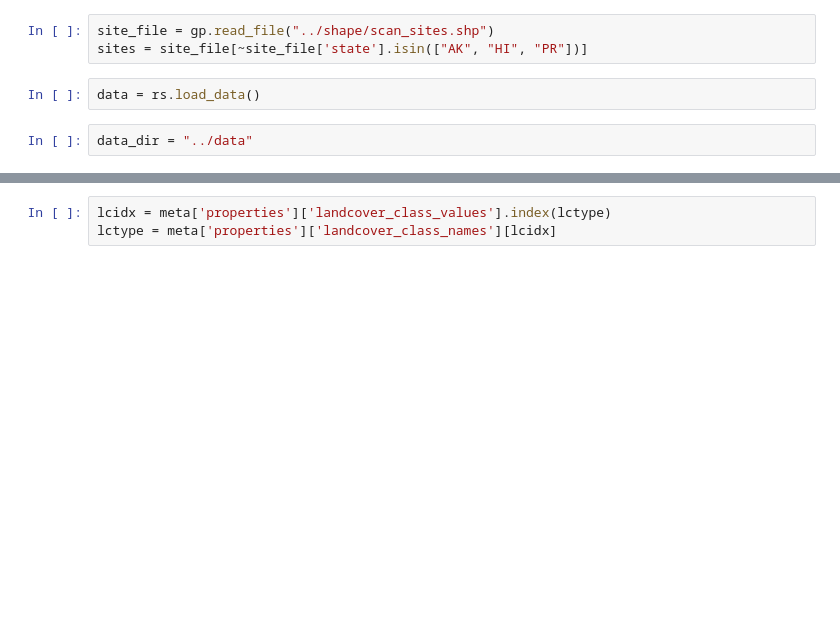
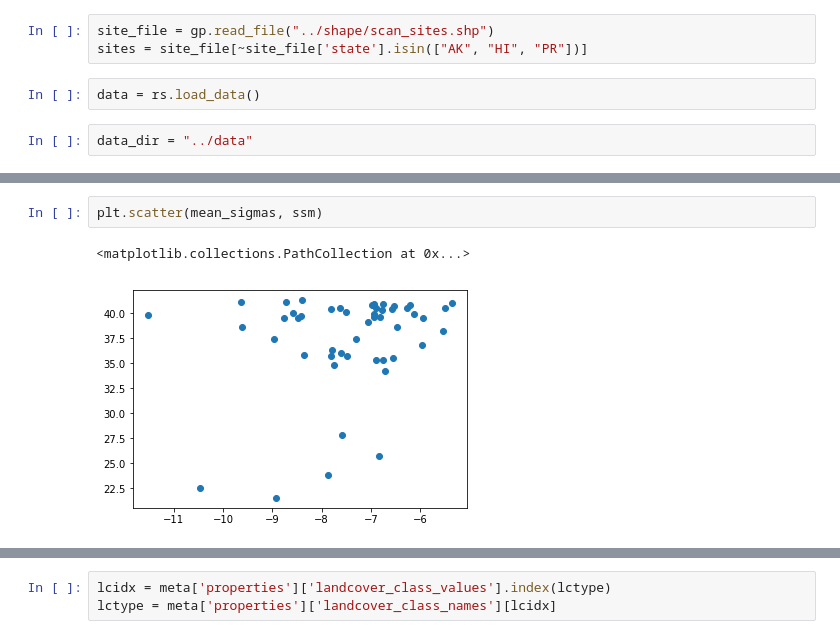
Before and after one commit to kashingtonDC/RZSM, a Jupyter notebook: code/analysis.ipynb, the cells around one changed output, grey strips where cells are left out. Saved outputs shown, nothing was run; the diff lists cells and outputs as text; blank space fills up the shorter version.

```diff
--- a/code/analysis.ipynb
+++ b/code/analysis.ipynb
@@ -106,0 +259,5 @@ Deciduous Forest - Areas dominated by trees generally greater than 5 meters tall
+# %%
+plt.scatter(mean_sigmas, ssm)
+# %% [output]
+<matplotlib.collections.PathCollection at 0x...>
+[figure, added]
```
Also changed, not shown: parts of 19 cells of this notebook.
